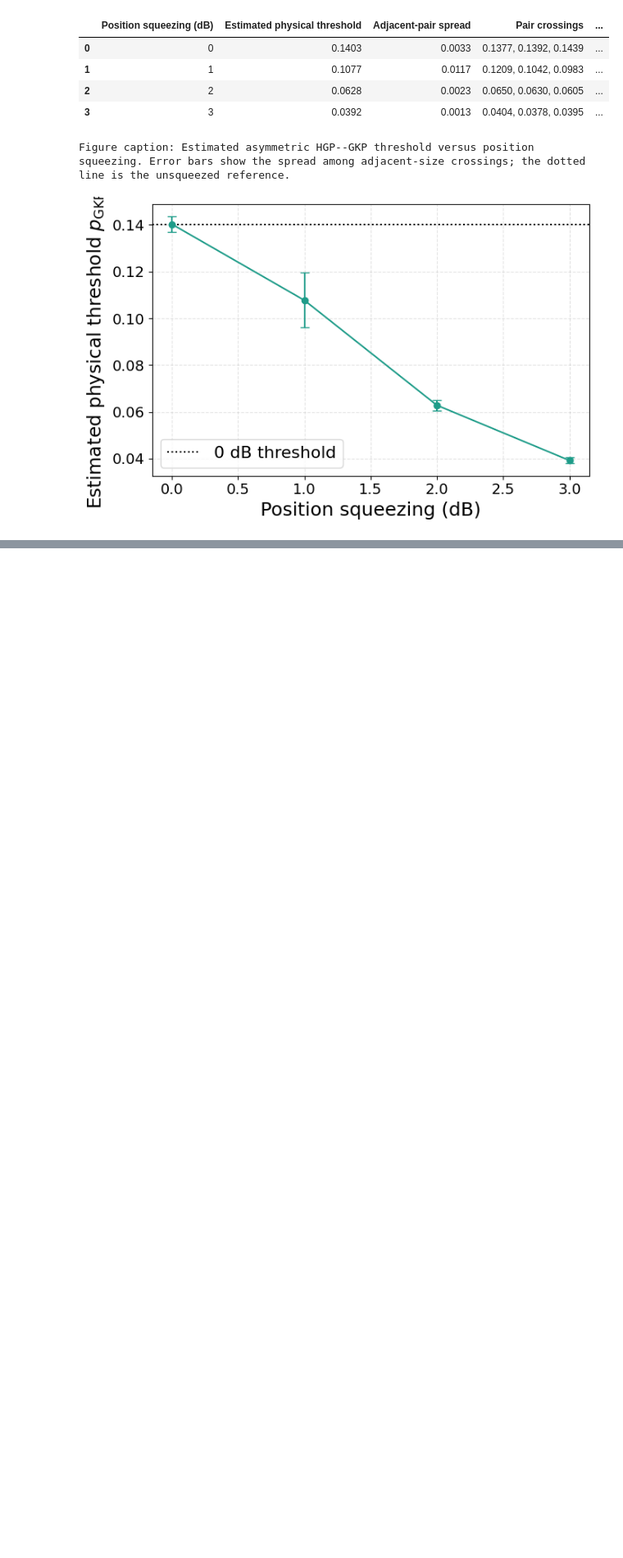
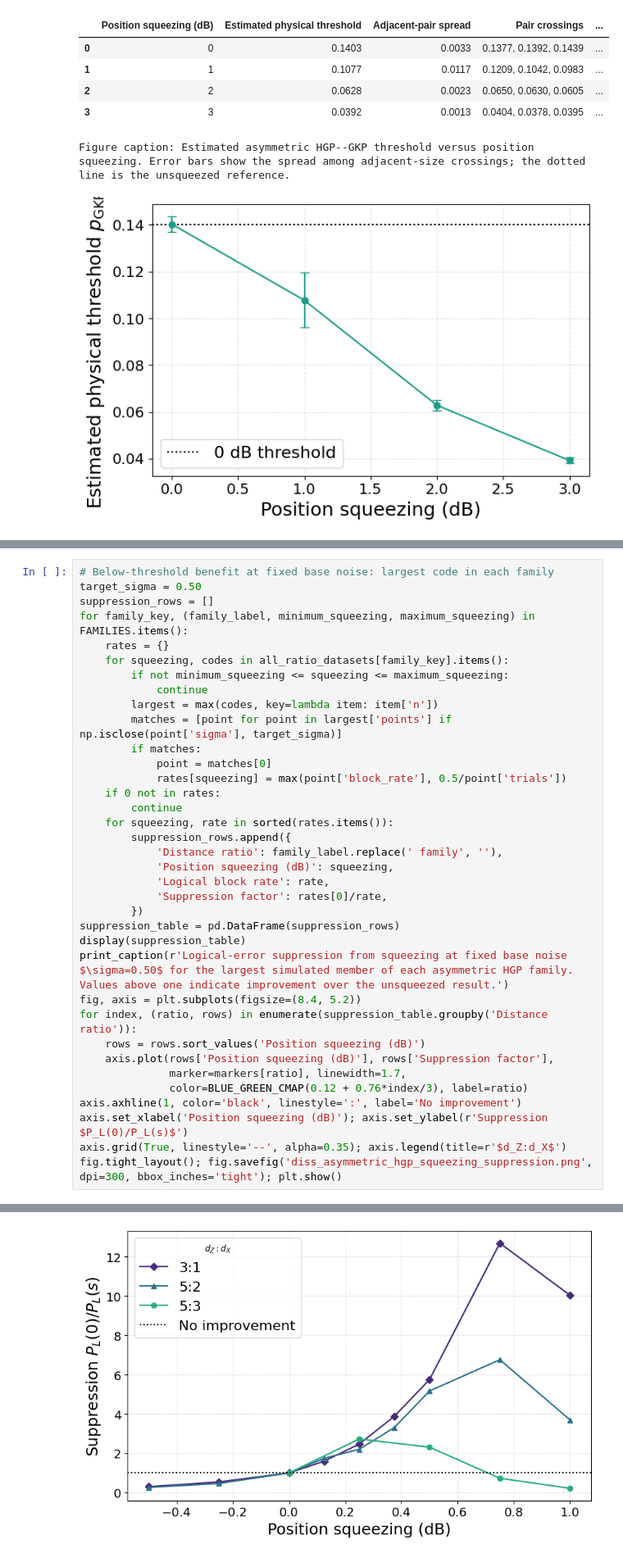
Before and after one commit to laramoyanotaylor/GKP_QEC_Project_Code, a Jupyter notebook: 0_plots_for_diss.ipynb, the cells around one changed output, grey strips where cells are left out. Shown at 82% size. Drawn from its saved outputs; the diff is of its cells as text; blank space fills up the shorter version.

```diff
--- a/0_plots_for_diss.ipynb
+++ b/0_plots_for_diss.ipynb
@@ -618,0 +714,37 @@ Figure caption: Estimated asymmetric HGP--GKP threshold versus position squeezin
+# %%
+# Below-threshold benefit at fixed base noise: largest code in each family
+target_sigma = 0.50
+suppression_rows = []
+for family_key, (family_label, minimum_squeezing, maximum_squeezing) in FAMILIES.items():
+    rates = {}
+    for squeezing, codes in all_ratio_datasets[family_key].items():
+        if not minimum_squeezing <= squeezing <= maximum_squeezing:
+            continue
+        largest = max(codes, key=lambda item: item['n'])
+        matches = [point for point in largest['points'] if np.isclose(point['sigma'], target_sigma)]
+        if matches:
+            point = matches[0]
+            rates[squeezing] = max(point['block_rate'], 0.5/point['trials'])
+    if 0 not in rates:
+        continue
+    for squeezing, rate in sorted(rates.items()):
+        suppression_rows.append({
+            'Distance ratio': family_label.replace(' family', ''),
+            'Position squeezing (dB)': squeezing,
+            'Logical block rate': rate,
+            'Suppression factor': rates[0]/rate,
+        })
+suppression_table = pd.DataFrame(suppression_rows)
+display(suppression_table)
+print_caption(r'Logical-error suppression from squeezing at fixed base noise $\sigma=0.50$ for the largest simulated member of each asymmetric HGP family. Values above one indicate improvement over the unsqueezed result.')
+fig, axis = plt.subplots(figsize=(8.4, 5.2))
+for index, (ratio, rows) in enumerate(suppression_table.groupby('Distance ratio')):
+    rows = rows.sort_values('Position squeezing (dB)')
+    axis.plot(rows['Position squeezing (dB)'], rows['Suppression factor'],
+              marker=markers[ratio], linewidth=1.7,
+              color=BLUE_GREEN_CMAP(0.12 + 0.76*index/3), label=ratio)
+axis.axhline(1, color='black', linestyle=':', label='No improvement')
+axis.set_xlabel('Position squeezing (dB)'); axis.set_ylabel(r'Suppression $P_L(0)/P_L(s)$')
+axis.grid(True, linestyle='--', alpha=0.35); axis.legend(title=r'$d_Z:d_X$')
+fig.tight_layout(); fig.savefig('diss_asymmetric_hgp_squeezing_suppression.png', dpi=300, bbox_inches='tight'); plt.show()
+# %% [output]
@@ -618,0 +769 @@ Figure caption: Estimated asymmetric HGP--GKP threshold versus position squeezin
+[figure, added]
```
Also changed, not shown: parts of 5 cells of this notebook.
